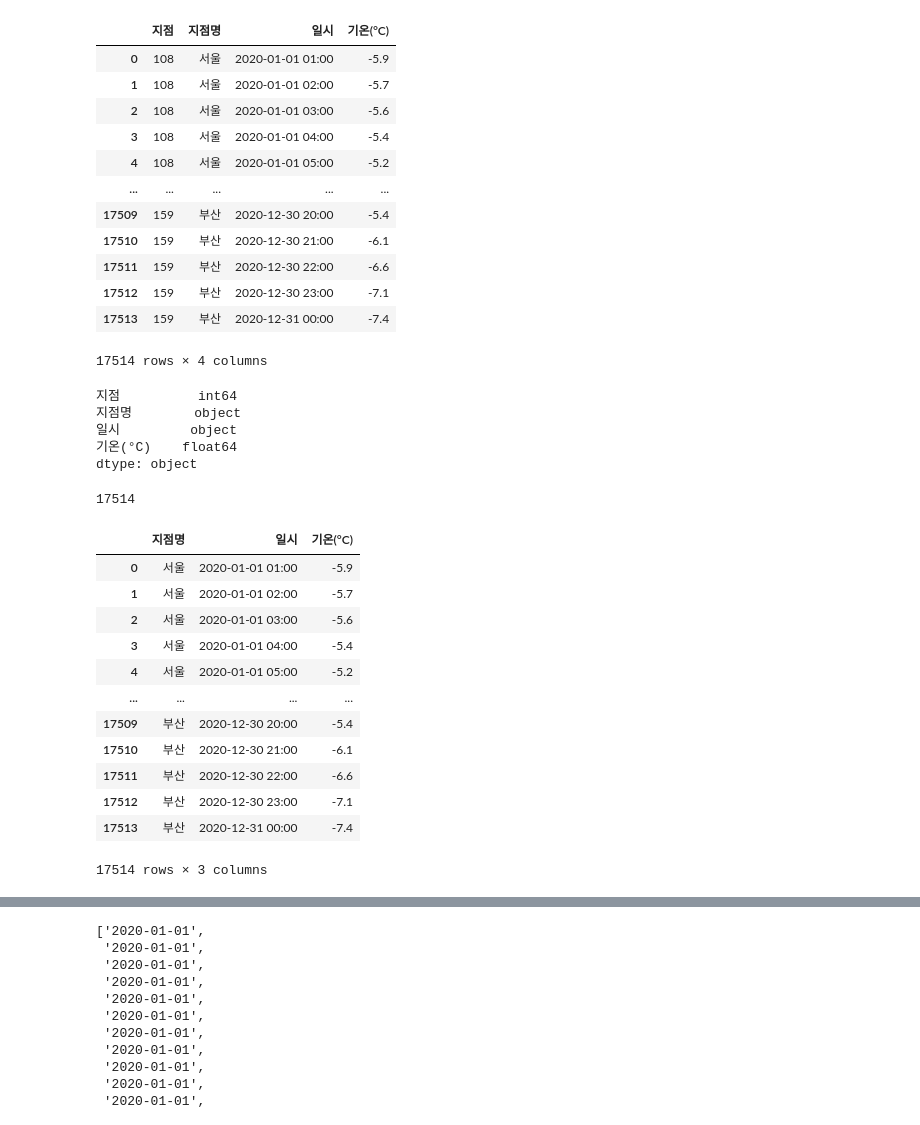
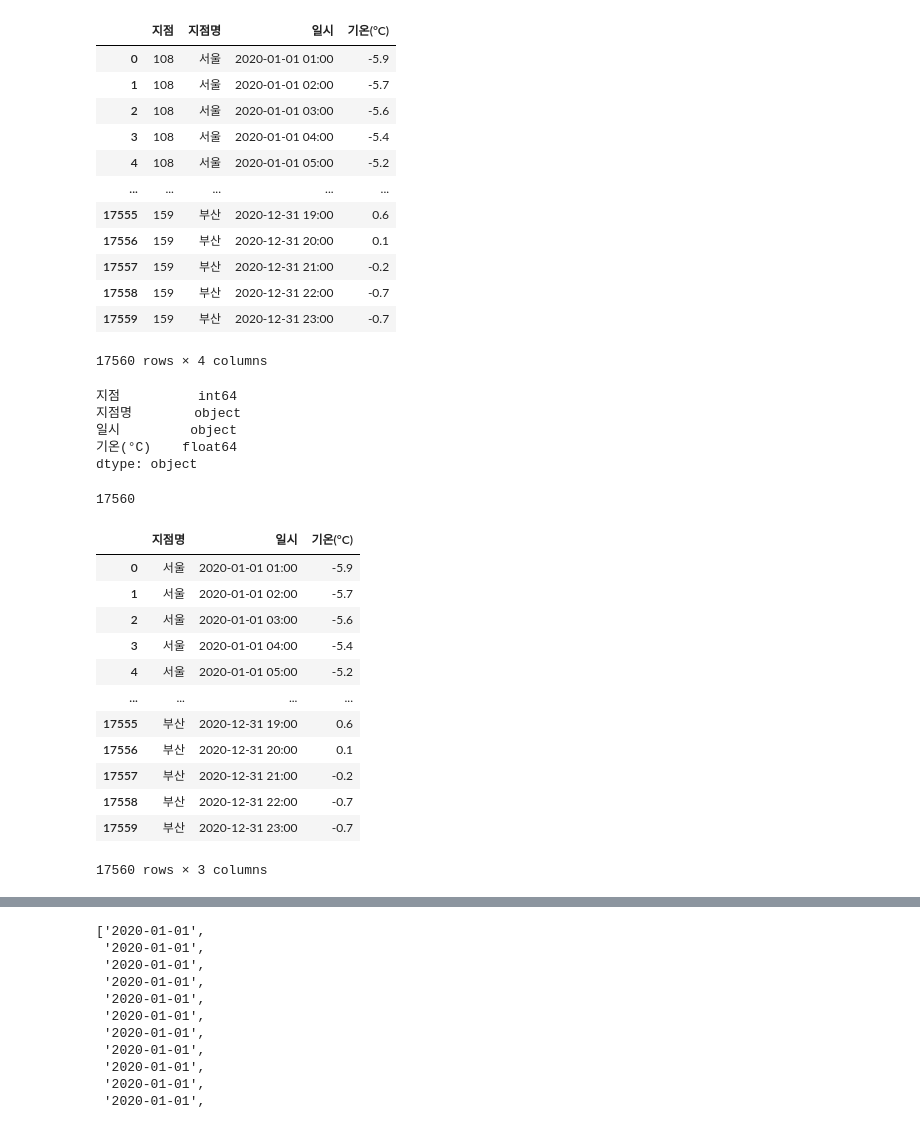
Before and after one commit to dmsxo0691/Java-Python, a Jupyter notebook: 20221027/09.ipynb, the cells around one changed output, grey strips where cells are left out. Cells and saved outputs as stored; diff of their text form; code cells hidden in the pictures.

```diff
--- a/20221027/09.ipynb
+++ b/20221027/09.ipynb
@@ -1,21 +1,21 @@
 # %%
 import pandas as pd
-data = pd.read_csv('C:\\Users\\KGA\\Downloads\\obs1.csv' , encoding='cp949')
+data = pd.read_csv('C:\\Users\\KGA_09\\Downloads\\obs1.csv' , encoding='cp949')
 data
 # %% [output]
 |  | 지점 | 지점명 | 일시 | 기온(°C) |
 | 0 | 108 | 서울 | 2020-01-01 01:00 | -5.9 |
 | 1 | 108 | 서울 | 2020-01-01 02:00 | -5.7 |
 | 2 | 108 | 서울 | 2020-01-01 03:00 | -5.6 |
 | 3 | 108 | 서울 | 2020-01-01 04:00 | -5.4 |
 | 4 | 108 | 서울 | 2020-01-01 05:00 | -5.2 |
 | ... | ... | ... | ... | ... |
-| 17509 | 159 | 부산 | 2020-12-30 20:00 | -5.4 |
-| 17510 | 159 | 부산 | 2020-12-30 21:00 | -6.1 |
-| 17511 | 159 | 부산 | 2020-12-30 22:00 | -6.6 |
-| 17512 | 159 | 부산 | 2020-12-30 23:00 | -7.1 |
-| 17513 | 159 | 부산 | 2020-12-31 00:00 | -7.4 |
+| 17555 | 159 | 부산 | 2020-12-31 19:00 | 0.6 |
+| 17556 | 159 | 부산 | 2020-12-31 20:00 | 0.1 |
+| 17557 | 159 | 부산 | 2020-12-31 21:00 | -0.2 |
+| 17558 | 159 | 부산 | 2020-12-31 22:00 | -0.7 |
+| 17559 | 159 | 부산 | 2020-12-31 23:00 | -0.7 |
-17514 rows × 4 columns
+17560 rows × 4 columns
 # %%
 print(data.dtypes)
 # %% [output]
@@ -27,10 +27,10 @@ dtype: object
 # %%
 print(len(data))
 # %% [output]
-17514
+17560
 # %%
 import pandas as pd
-data = pd.read_csv('C:\\Users\\KGA\\Downloads\\obs1.csv' , encoding='cp949')
+data = pd.read_csv('C:\\Users\\KGA_09\\Downloads\\obs1.csv' , encoding='cp949')
 data = data[['지점명','일시','기온(°C)']]
 data
 # %% [output]
@@ -41,12 +41,12 @@ data
 | 3 | 서울 | 2020-01-01 04:00 | -5.4 |
 | 4 | 서울 | 2020-01-01 05:00 | -5.2 |
 | ... | ... | ... | ... |
-| 17509 | 부산 | 2020-12-30 20:00 | -5.4 |
-| 17510 | 부산 | 2020-12-30 21:00 | -6.1 |
-| 17511 | 부산 | 2020-12-30 22:00 | -6.6 |
-| 17512 | 부산 | 2020-12-30 23:00 | -7.1 |
-| 17513 | 부산 | 2020-12-31 00:00 | -7.4 |
+| 17555 | 부산 | 2020-12-31 19:00 | 0.6 |
+| 17556 | 부산 | 2020-12-31 20:00 | 0.1 |
+| 17557 | 부산 | 2020-12-31 21:00 | -0.2 |
+| 17558 | 부산 | 2020-12-31 22:00 | -0.7 |
+| 17559 | 부산 | 2020-12-31 23:00 | -0.7 |
-17514 rows × 3 columns
+17560 rows × 3 columns
 # %%
 #서울, 부산 분리하기
 # %%
```
Also changed, not shown: parts of 26 cells of this notebook, 1 other file.
